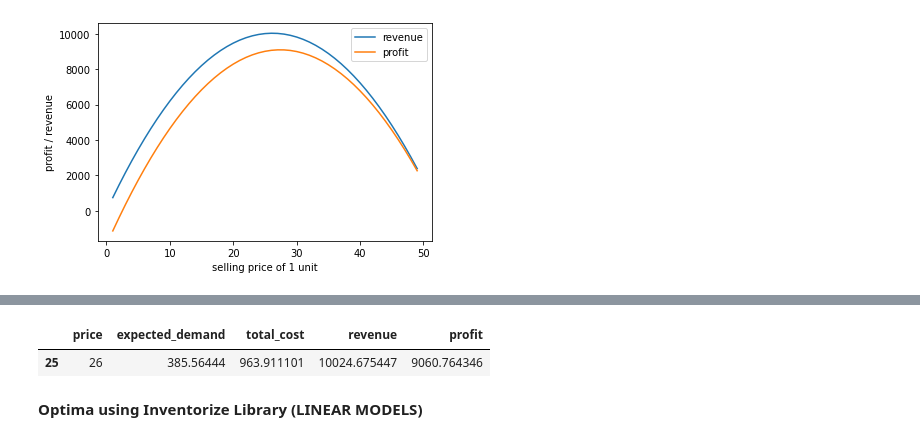
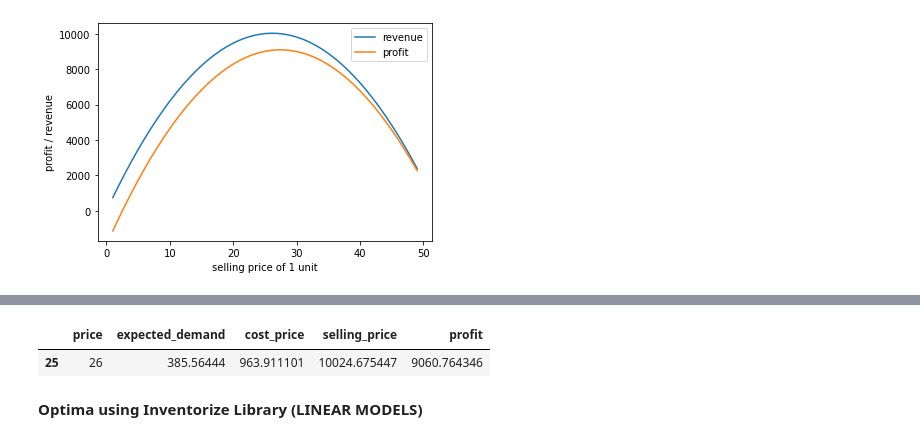
Before and after one commit to 2ahmedabdullah/Dynamic_Pricing, a Jupyter notebook: dynamic_pricing.ipynb, the cells around one changed output, grey strips where cells are left out. Drawn from its saved outputs; the diff is of its cells as text; code cells hidden in the pictures.

```diff
--- a/dynamic_pricing.ipynb
+++ b/dynamic_pricing.ipynb
@@ -94,8 +94,8 @@ simulation_data[simulation_data['profit'] == max(simulation_data['profit'])]
 | 26 | 27 | 370.921919 | 927.304798 | 10014.891816 | 9087.587018 |
 # %%
-simulation_data[simulation_data['revenue'] == max(simulation_data['revenue'])]
+simulation_data[simulation_data['selling_price'] == max(simulation_data['selling_price'])]
 # %% [output]
-|  | price | expected_demand | total_cost | revenue | profit |
+|  | price | expected_demand | cost_price | selling_price | profit |
 | 25 | 26 | 385.56444 | 963.911101 | 10024.675447 | 9060.764346 |
 # %% [markdown]
 **Optima using Inventorize Library (LINEAR MODELS)**
```
Also changed, not shown: parts of 4 cells of this notebook.
